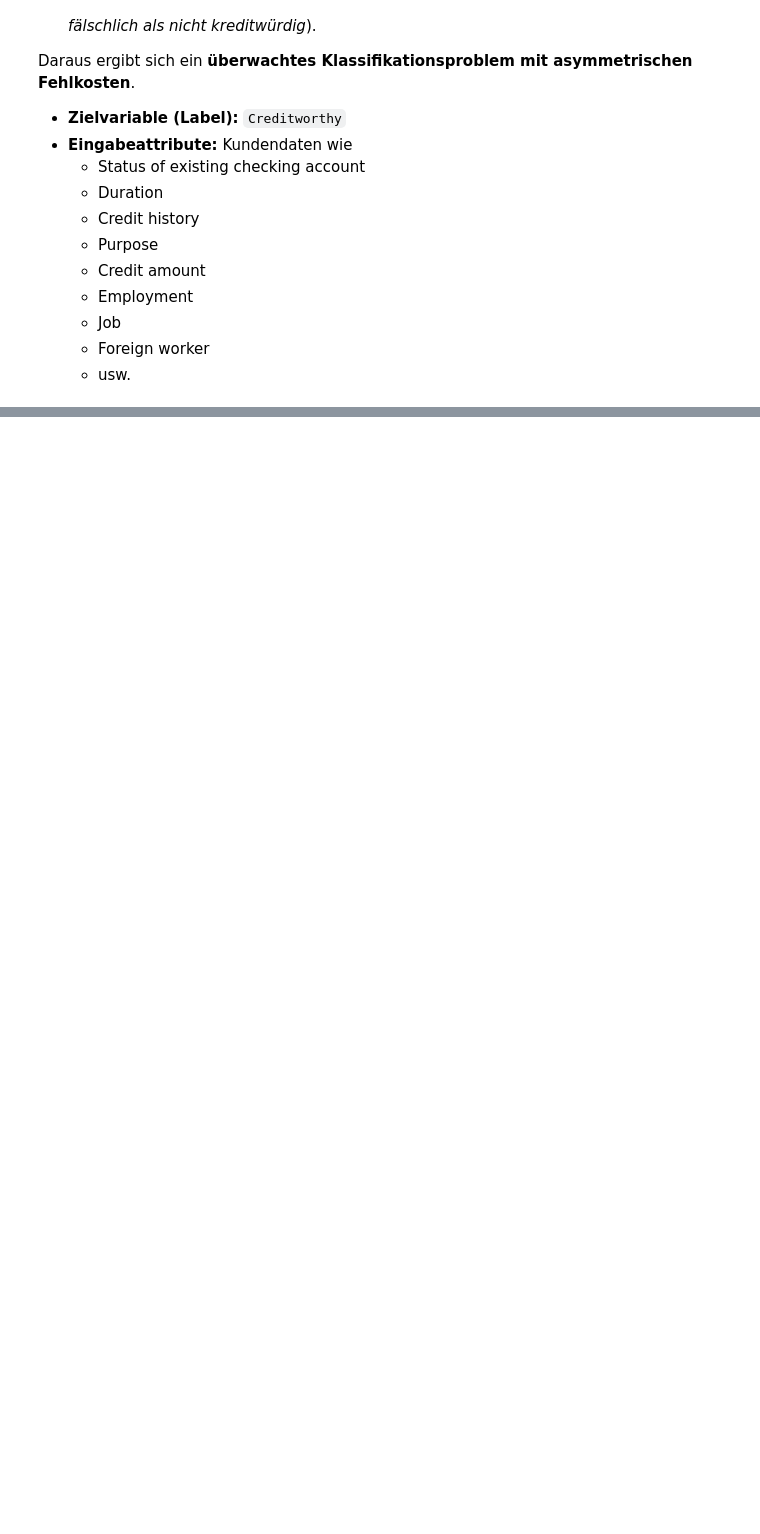
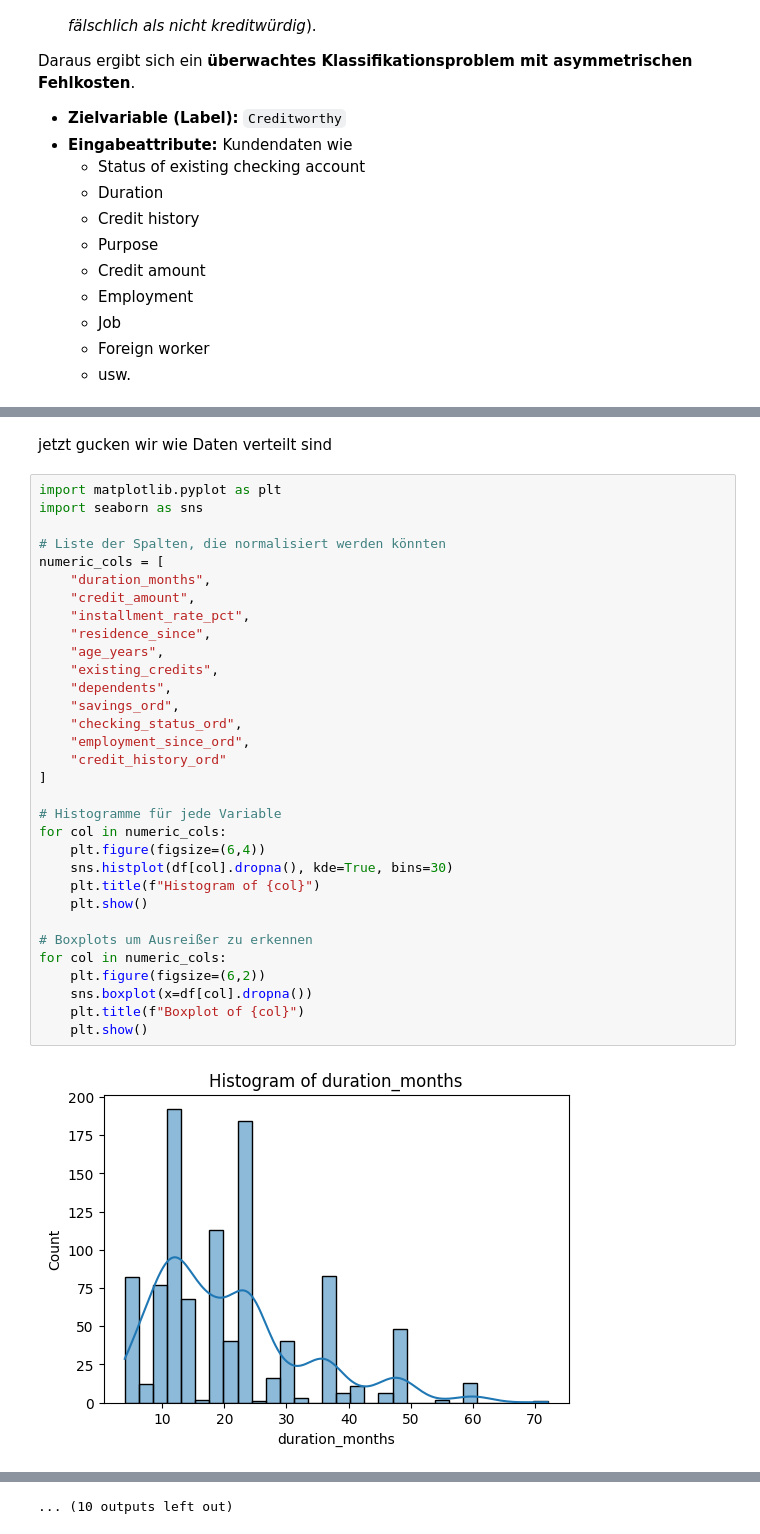
Before and after one commit to Sohaibi97/Kredit, a Jupyter notebook: präsi.ipynb, the cells around one changed output, grey strips where cells are left out. Saved outputs shown, nothing was run; the diff lists cells and outputs as text; blank space fills up the shorter version.

```diff
--- a/präsi.ipynb
+++ b/präsi.ipynb
@@ -393,0 +233,36 @@ Evaluating imputation for: Foreign_worker
+# %% [markdown]
+jetzt gucken wir wie Daten verteilt sind
+# %%
+import matplotlib.pyplot as plt
+import seaborn as sns
+
+# Liste der Spalten, die normalisiert werden könnten
+numeric_cols = [
+    "duration_months",
+    "credit_amount",
+    "installment_rate_pct",
+    "residence_since",
+    "age_years",
+    "existing_credits",
+    "dependents",
+    "savings_ord",
+    "checking_status_ord",
+    "employment_since_ord",
+    "credit_history_ord"
+]
+
+# Histogramme für jede Variable
+for col in numeric_cols:
+    plt.figure(figsize=(6,4))
+    sns.histplot(df[col].dropna(), kde=True, bins=30)
+    plt.title(f"Histogram of {col}")
+    plt.show()
+
+# Boxplots um Ausreißer zu erkennen
+for col in numeric_cols:
+    plt.figure(figsize=(6,2))
+    sns.boxplot(x=df[col].dropna())
+    plt.title(f"Boxplot of {col}")
+    plt.show()
+# %% [output]
+[figure, added]
@@ -393,0 +280 @@ Evaluating imputation for: Foreign_worker
+... (10 outputs left out)
```
Also changed, not shown: parts of 9 cells of this notebook.
